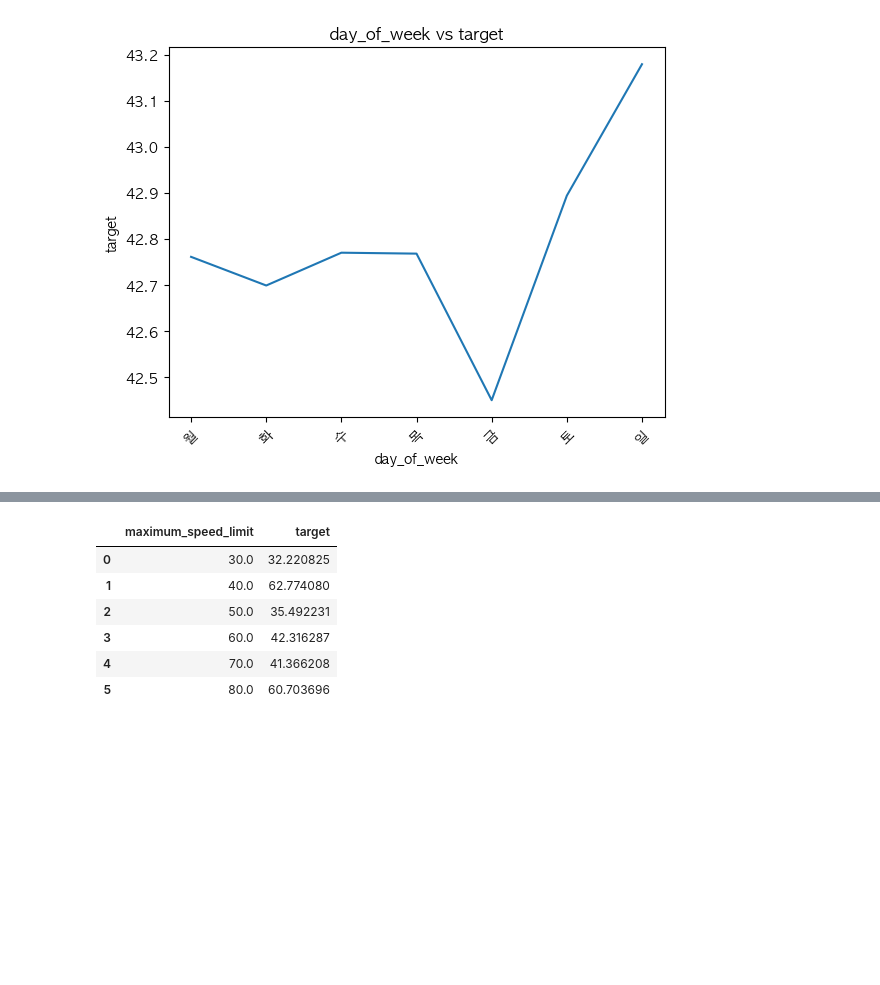
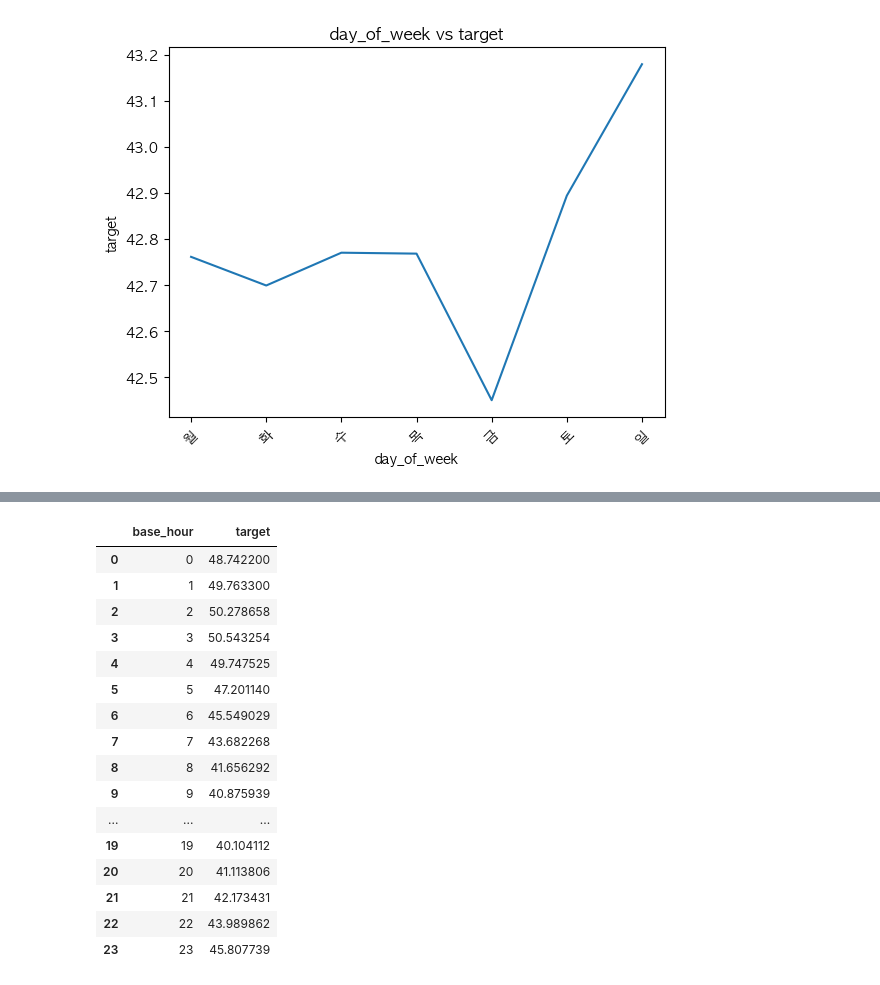
Before and after one commit to yyeseull/Side_Project, a Jupyter notebook: DACON/Jeju_traffic/jeju_traffic_eda.ipynb, the cells around one changed output, grey strips where cells are left out. Saved outputs shown, nothing was run; the diff lists cells and outputs as text; code cells hidden in the pictures; blank space fills up the shorter version.

```diff
--- a/DACON/Jeju_traffic/jeju_traffic_eda.ipynb
+++ b/DACON/Jeju_traffic/jeju_traffic_eda.ipynb
@@ -168,0 +204,7 @@ df_test.drop(["vehicle_restricted", "height_restricted"], axis = 1, inplace = Tr
+# %%
+# train 데이터 병합
+df_train_merge=df_train.copy()
+
+df_train_merge=pd.merge(df_train_merge,df_rain_snow, how='left',on=['base_date'])
+df_train_merge['rain_snow']= df_train_merge['rain_snow'].fillna('없음')
+df_train_merge.head()
@@ -169,9 +236,10 @@ df_test.drop(["vehicle_restricted", "height_restricted"], axis = 1, inplace = Tr
 # %%
-#년,월,일 컬럼 추가
-df_train_day = df_train.copy()
+df_train_day = df_train_merge.copy()
 df_train_day["base_date"]= pd.to_datetime(df_train["base_date"],format='%Y%m%d')
 df_train_day['year']= df_train_day['base_date'].dt.year
 df_train_day['month']= df_train_day['base_date'].dt.month
 df_train_day['day']= df_train_day['base_date'].dt.day
+
+df_train_day.drop('base_date', axis=1, inplace=True)
 df_train_day.head()
 # %% [output]
@@ -289,7 +347,7 @@ Name: count, dtype: int64
 # %%
 #그룹에 따라 평균 속도 함수
-def groupby_target (a):
-    df_groupby = df_train_day[[a,'target']]
-    df_groupby = df_groupby.groupby(a).mean().reset_index()
+def groupby_target (col):
+    df_groupby = df_train_day[[col,'target']]
+    df_groupby = df_groupby.groupby(col).mean().reset_index()
 
     return df_groupby
@@ -480,9 +446,3 @@ df_train_day.head()
-# %%
-def groupby_target (a):
-    df_groupby = df_train_day[[a,'target']]
-    df_groupby = df_groupby.groupby(a).mean().reset_index()
-
-    return df_groupby
 # %%
 df_day_target=groupby_target('day_of_week')
 df_day_target=df_day_target.rename(index=df_day_target['day_of_week'])
@@ -521,10 +490,20 @@ sns.barplot(x='road_rating',y='target',data=df_rating_target).set(title='road_ra
 # %%
-groupby_target('maximum_speed_limit')
+groupby_target('base_hour')
 # %% [output]
-|  | maximum_speed_limit | target |
-| 0 | 30.0 | 32.220825 |
-| 1 | 40.0 | 62.774080 |
-| 2 | 50.0 | 35.492231 |
-| 3 | 60.0 | 42.316287 |
-| 4 | 70.0 | 41.366208 |
-| 5 | 80.0 | 60.703696 |
+|  | base_hour | target |
+| 0 | 0 | 48.742200 |
+| 1 | 1 | 49.763300 |
+| 2 | 2 | 50.278658 |
+| 3 | 3 | 50.543254 |
+| 4 | 4 | 49.747525 |
+| 5 | 5 | 47.201140 |
+| 6 | 6 | 45.549029 |
+| 7 | 7 | 43.682268 |
+| 8 | 8 | 41.656292 |
+| 9 | 9 | 40.875939 |
+| ... | ... | ... |
+| 19 | 19 | 40.104112 |
+| 20 | 20 | 41.113806 |
+| 21 | 21 | 42.173431 |
+| 22 | 22 | 43.989862 |
+| 23 | 23 | 45.807739 |
```
Also changed, not shown: parts of 77 cells of this notebook, 2 other files.
